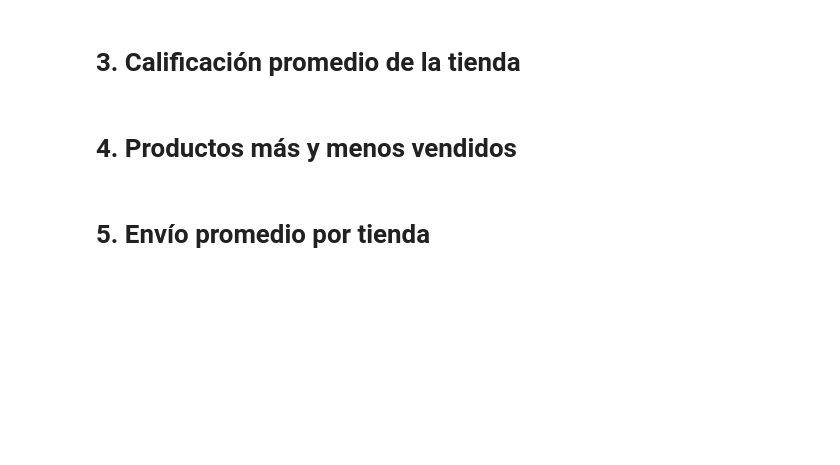
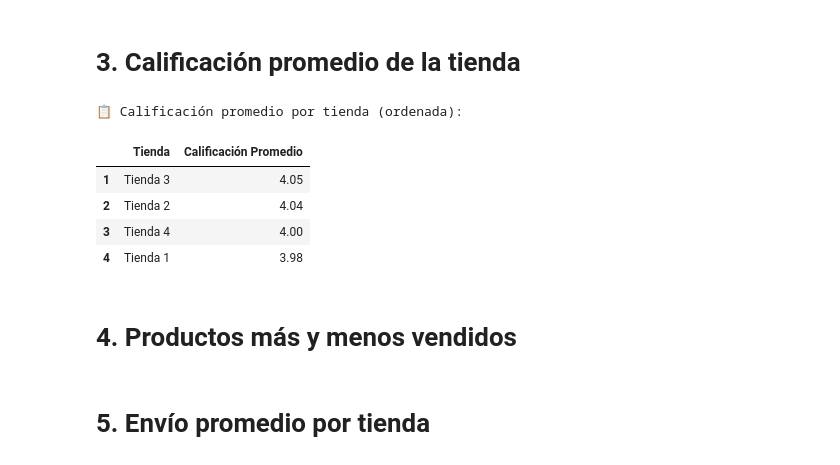
Before and after one commit to NathanENc/challengue_data_science, a Jupyter notebook: AluraStoreLatam.ipynb, the cells around one changed output. Drawn from its saved outputs; the diff is of its cells as text; code cells hidden in the pictures; blank space fills up the shorter version.

```diff
--- a/AluraStoreLatam.ipynb
+++ b/AluraStoreLatam.ipynb
@@ -171,5 +185,38 @@ df_categorias = pd.DataFrame(categoria_tienda).fillna(0).astype(int)
 # %% [markdown]
 # 3. Calificación promedio de la tienda
+# %%
+# Calificación promedio por tienda
+calificacion_tiendas = {
+    'Tienda 1': tienda['Calificación'].mean(),
+    'Tienda 2': tienda2['Calificación'].mean(),
+    'Tienda 3': tienda3['Calificación'].mean(),
+    'Tienda 4': tienda4['Calificación'].mean()
+}
+
+# Convertir a DataFrame y ordenar
+ranking_calificacion = pd.DataFrame.from_dict(
+    calificacion_tiendas, orient='index', columns=['Calificación Promedio']
+).sort_values(by='Calificación Promedio', ascending=False)
+
+ranking_calificacion.reset_index(inplace=True)
+ranking_calificacion.rename(columns={'index': 'Tienda'}, inplace=True)
+# %%
+# Redondear calificaciones a 2 decimales
+ranking_calificacion['Calificación Promedio'] = ranking_calificacion['Calificación Promedio'].round(2)
+
+# Cambiar el índice para que comience en 1 en lugar de 0
+ranking_calificacion.index = range(1, len(ranking_calificacion) + 1)
+
+# Mostrar tabla
+print("📋 Calificación promedio por tienda (ordenada):")
+display(ranking_calificacion)
+# %% [output]
+📋 Calificación promedio por tienda (ordenada):
+|  | Tienda | Calificación Promedio |
+| 1 | Tienda 3 | 4.05 |
+| 2 | Tienda 2 | 4.04 |
+| 3 | Tienda 4 | 4.00 |
+| 4 | Tienda 1 | 3.98 |
 # %% [markdown]
 # 4. Productos más y menos vendidos
 # %% [markdown]
```
Also changed, not shown: parts of 3 cells of this notebook.
